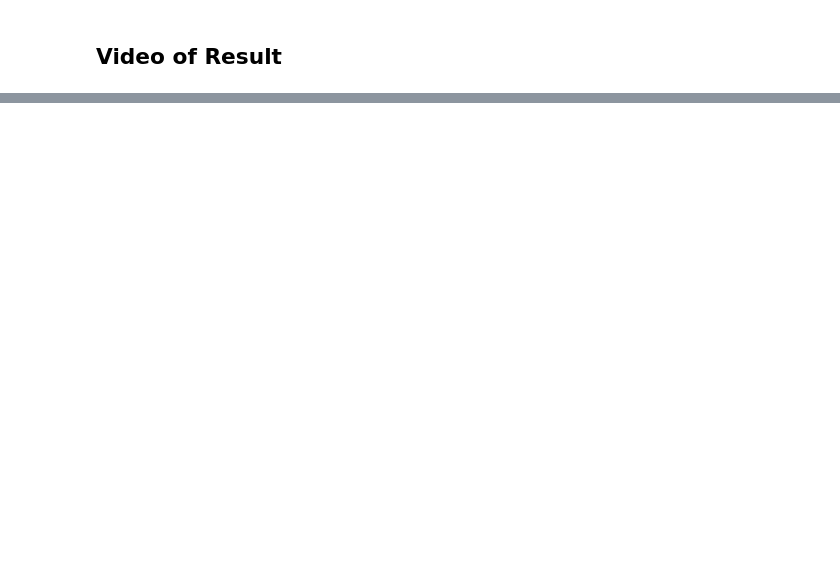
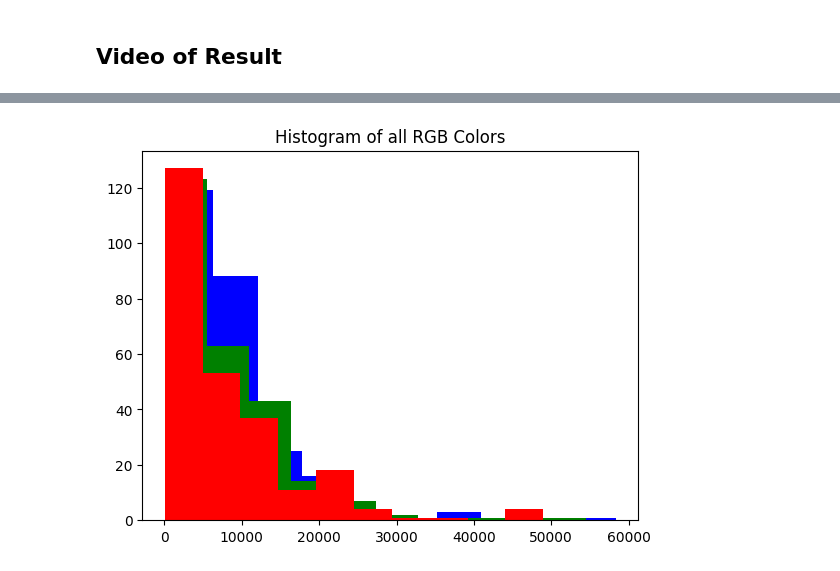
Before and after one commit to Pragyanstha/SummerCamp2022, a Jupyter notebook: notebooks/simple_tracking.ipynb, the cells around one changed output, grey strips where cells are left out. Saved outputs shown, nothing was run; the diff lists cells and outputs as text; code cells hidden in the pictures; blank space fills up the shorter version.

```diff
--- a/notebooks/simple_tracking.ipynb
+++ b/notebooks/simple_tracking.ipynb
@@ -183,0 +219,9 @@ print('written')
+# %%
+# combined histogram
+plt.title("Histogram of all RGB Colors")
+plt.hist(blue_color, color="blue")
+plt.hist(green_color, color="green")
+plt.hist(red_color, color="red")
+plt.show()
+# %% [output]
+[figure, added]
```
Also changed, not shown: parts of 5 cells of this notebook.
